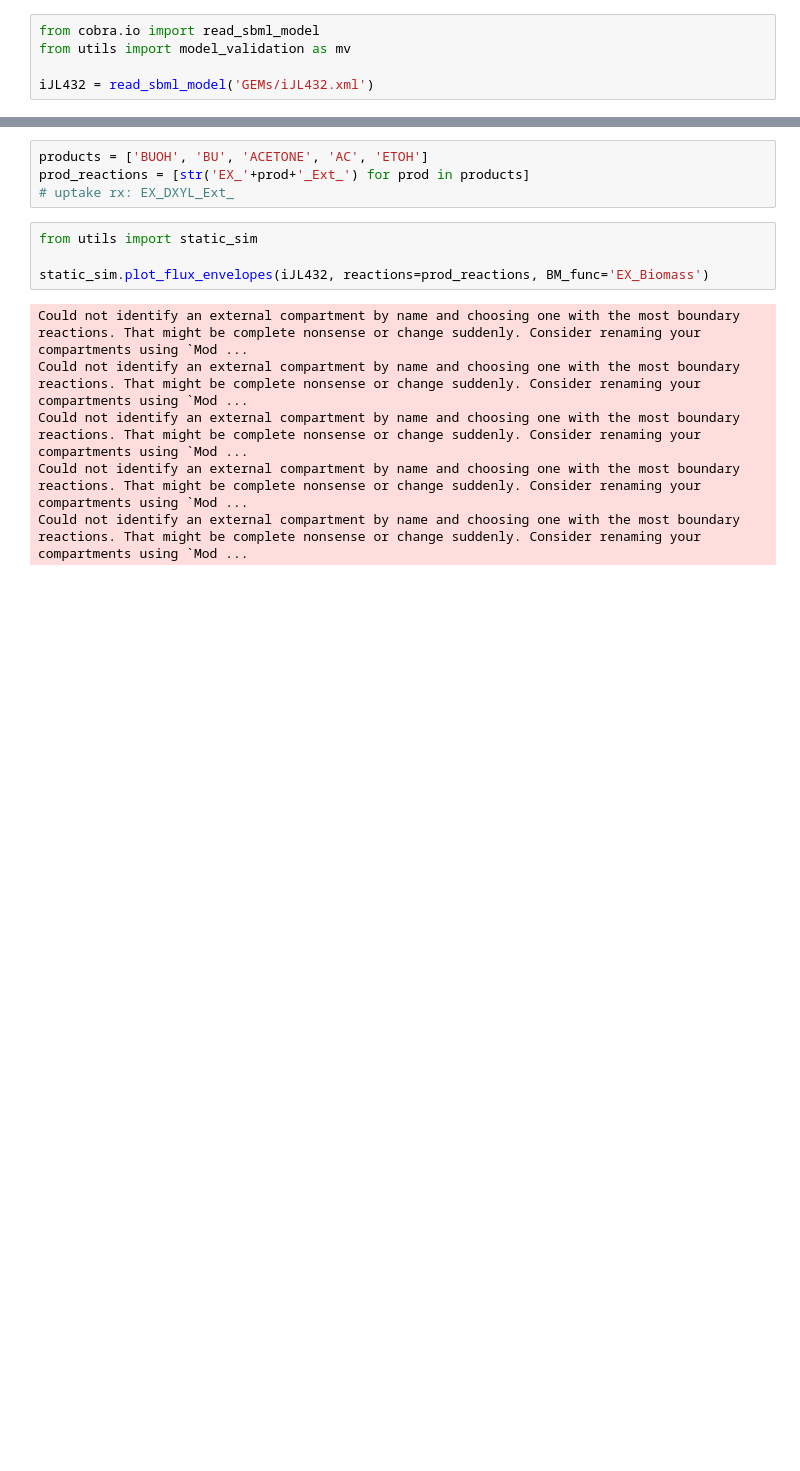
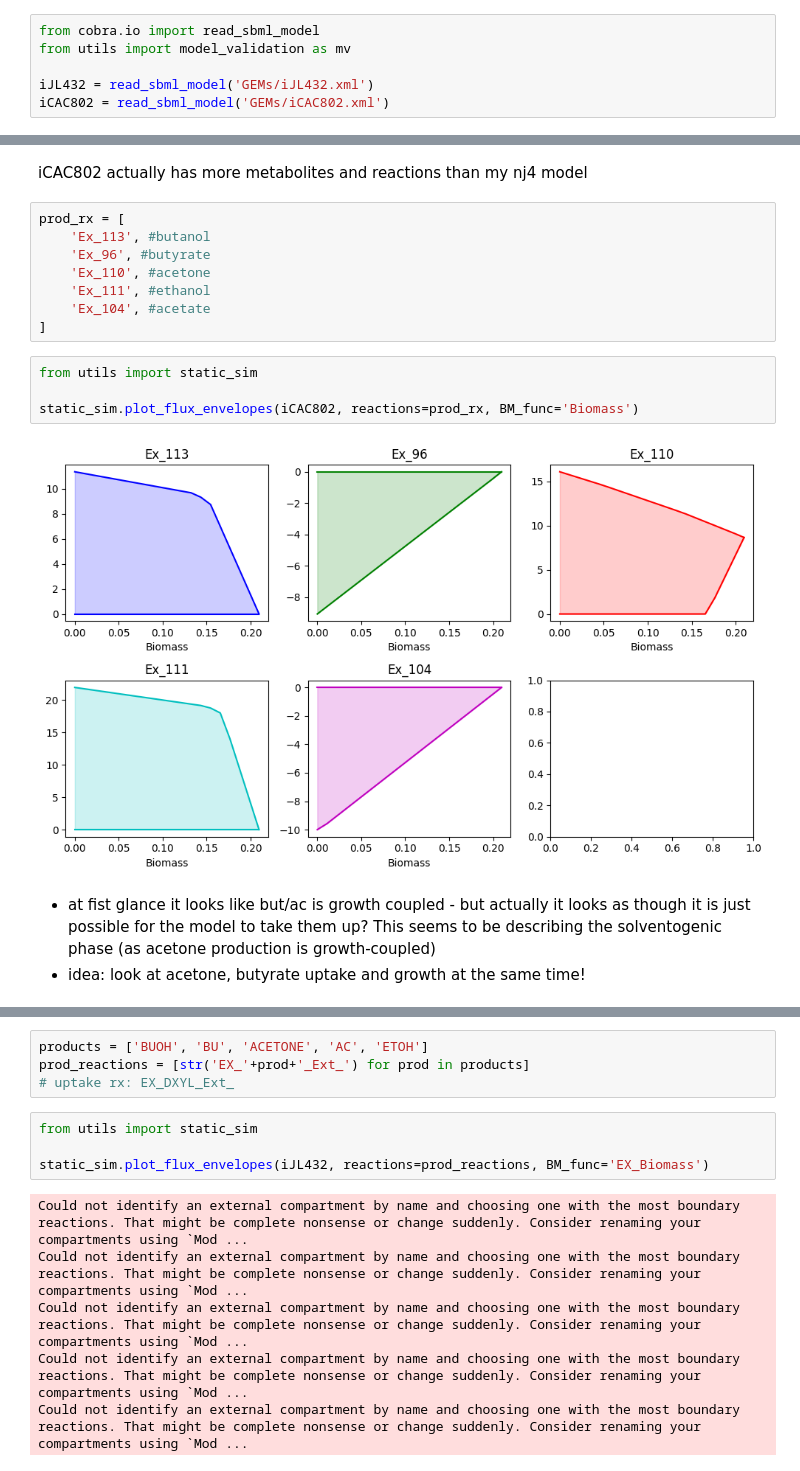
Before and after one commit to andreastallvik/BIOTBT3900, a Jupyter notebook: community_modelling/CBP_butanol/existing_models.ipynb, the cells around one changed output, grey strips where cells are left out. Cells and saved outputs as stored; diff of their text form; blank space fills up the shorter version.

Commit message:
comparison to existing models

```diff
--- a/community_modelling/CBP_butanol/existing_models.ipynb
+++ b/community_modelling/CBP_butanol/existing_models.ipynb
@@ -3,3 +3,4 @@ from cobra.io import read_sbml_model
 from utils import model_validation as mv
 
 iJL432 = read_sbml_model('GEMs/iJL432.xml')
+iCAC802 = read_sbml_model('GEMs/iCAC802.xml')
@@ -5,0 +42,19 @@ iJL432 = read_sbml_model('GEMs/iJL432.xml')
+# %% [markdown]
+iCAC802 actually has more metabolites and reactions than my nj4 model
+# %%
+prod_rx = [
+    'Ex_113', #butanol
+    'Ex_96', #butyrate
+    'Ex_110', #acetone
+    'Ex_111', #ethanol
+    'Ex_104', #acetate
+]
+# %%
+from utils import static_sim
+
+static_sim.plot_flux_envelopes(iCAC802, reactions=prod_rx, BM_func='Biomass')
+# %% [output]
+[figure, added]
+# %% [markdown]
+- at fist glance it looks like but/ac is growth coupled - but actually it looks as though it is just possible for the model to take them up? This seems to be describing the solventogenic phase (as acetone production is growth-coupled)
+- idea: look at acetone, butyrate uptake and growth at the same time!
```
Also changed, not shown: parts of 8 cells of this notebook, 1 other file.
